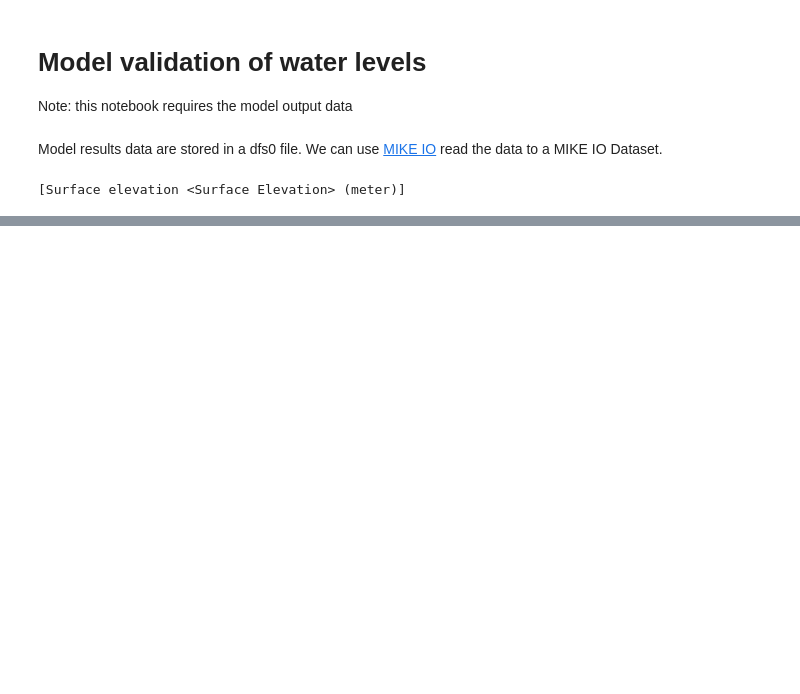
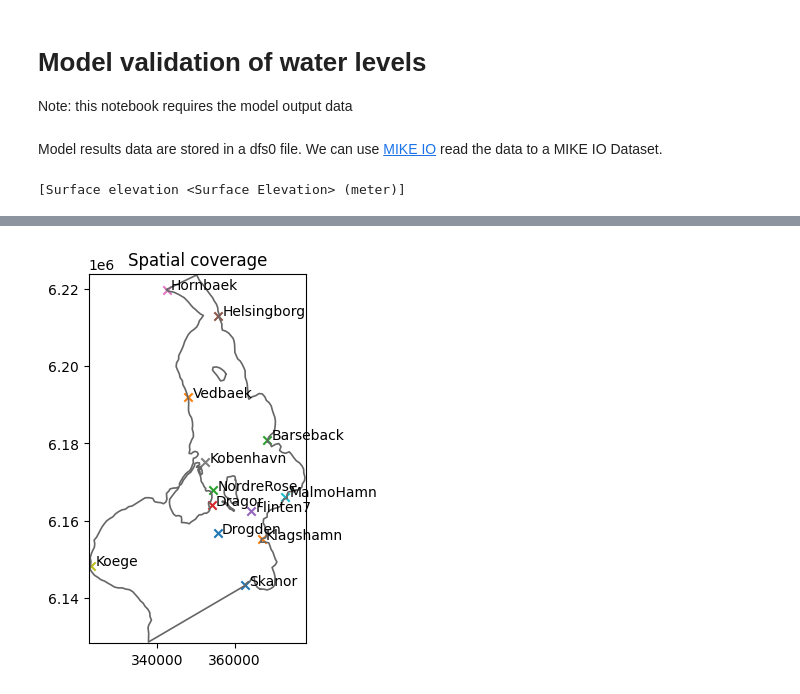
Before and after one commit to DHI/WaterBench-MIKE3HD-Oresund, a Jupyter notebook: code/model_validation_waterlevel2D.ipynb, the cells around one changed output, grey strips where cells are left out. Drawn from its saved outputs; the diff is of its cells as text; code cells hidden in the pictures; blank space fills up the shorter version.

```diff
--- a/code/model_validation_waterlevel2D.ipynb
+++ b/code/model_validation_waterlevel2D.ipynb
@@ -23,0 +27,11 @@ ds.items
+# %%
+obs_fldr = "../observations/"
+df_stn = pd.read_csv(obs_fldr + "stations.csv", index_col=0)
+
+q = ms.Quantity(name="Surface Elevation", unit="meter")
+wllist = []
+for i, row in df_stn.iterrows():
+    df = pd.read_csv(obs_fldr + f"{i}_wl.csv", index_col=0)
+    df.index = pd.to_datetime(df.index, format="ISO8601")
+    o = ms.PointObservation(df.water_level, x=row['easting_m'], y=row['northing_m'], name=i, quantity=q)
+    wllist.append(o)
@@ -23,0 +55,5 @@ ds.items
+# %%
+msh = mikeio.open("../input/oresund.mesh")
+ms.plotting.spatial_overview(wllist, mod=msh);
+# %% [output]
+[figure, added]
```
Also changed, not shown: parts of 11 cells of this notebook, 1 other file.
